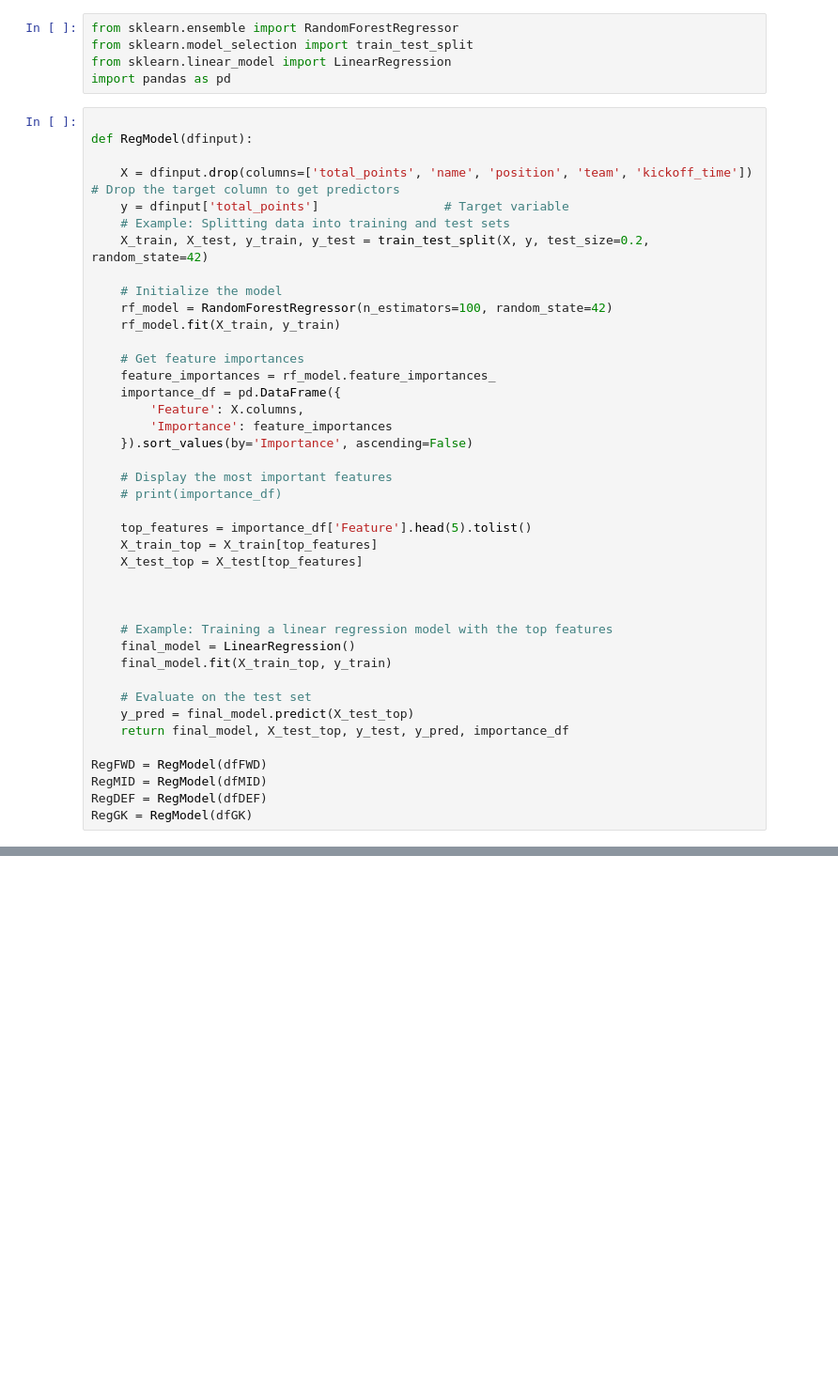
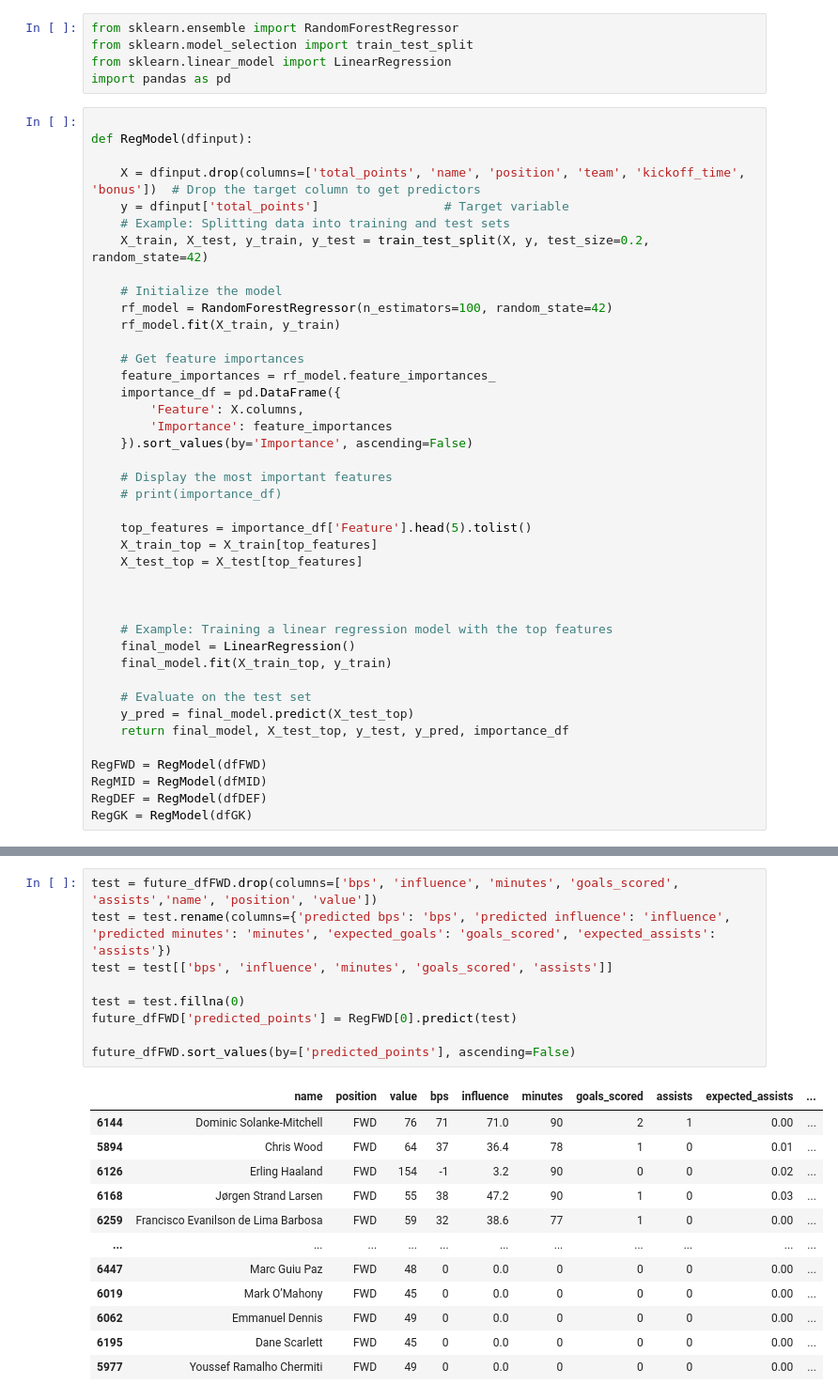
Before and after one commit to WaseemMalek/FPL-prediction, a Jupyter notebook: FPLV2.ipynb, the cells around one changed output, grey strips where cells are left out. Shown at 94% size. Cells and saved outputs as stored; diff of their text form; blank space fills up the shorter version.

```diff
--- a/FPLV2.ipynb
+++ b/FPLV2.ipynb
@@ -82,7 +85,7 @@ import pandas as pd
 
 def RegModel(dfinput):
 
-    X = dfinput.drop(columns=['total_points', 'name', 'position', 'team', 'kickoff_time'])  # Drop the target column to get predictors
+    X = dfinput.drop(columns=['total_points', 'name', 'position', 'team', 'kickoff_time', 'bonus'])  # Drop the target column to get predictors
     y = dfinput['total_points']                 # Target variable
     # Example: Splitting data into training and test sets
     X_train, X_test, y_train, y_test = train_test_split(X, y, test_size=0.2, random_state=42)
@@ -191,0 +230,22 @@ R^2: 0.9685060893600546
+# %%
+test = future_dfFWD.drop(columns=['bps', 'influence', 'minutes', 'goals_scored', 'assists','name', 'position', 'value'])
+test = test.rename(columns={'predicted bps': 'bps', 'predicted influence': 'influence', 'predicted minutes': 'minutes', 'expected_goals': 'goals_scored', 'expected_assists': 'assists'})
+test = test[['bps', 'influence', 'minutes', 'goals_scored', 'assists']]
+
+test = test.fillna(0)
+future_dfFWD['predicted_points'] = RegFWD[0].predict(test)
+
+future_dfFWD.sort_values(by=['predicted_points'], ascending=False)
+# %% [output]
+|  | name | position | value | bps | influence | minutes | goals_scored | assists | expected_assists | ... |
+| 6144 | Dominic Solanke-Mitchell | FWD | 76 | 71 | 71.0 | 90 | 2 | 1 | 0.00 | ... |
+| 5894 | Chris Wood | FWD | 64 | 37 | 36.4 | 78 | 1 | 0 | 0.01 | ... |
+| 6126 | Erling Haaland | FWD | 154 | -1 | 3.2 | 90 | 0 | 0 | 0.02 | ... |
+| 6168 | Jørgen Strand Larsen | FWD | 55 | 38 | 47.2 | 90 | 1 | 0 | 0.03 | ... |
+| 6259 | Francisco Evanilson de Lima Barbosa | FWD | 59 | 32 | 38.6 | 77 | 1 | 0 | 0.00 | ... |
+| ... | ... | ... | ... | ... | ... | ... | ... | ... | ... | ... |
+| 6447 | Marc Guiu Paz | FWD | 48 | 0 | 0.0 | 0 | 0 | 0 | 0.00 | ... |
+| 6019 | Mark O’Mahony | FWD | 45 | 0 | 0.0 | 0 | 0 | 0 | 0.00 | ... |
+| 6062 | Emmanuel Dennis | FWD | 49 | 0 | 0.0 | 0 | 0 | 0 | 0.00 | ... |
+| 6195 | Dane Scarlett | FWD | 45 | 0 | 0.0 | 0 | 0 | 0 | 0.00 | ... |
+| 5977 | Youssef Ramalho Chermiti | FWD | 49 | 0 | 0.0 | 0 | 0 | 0 | 0.00 | ... |
```
Also changed, not shown: parts of 6 cells of this notebook.
